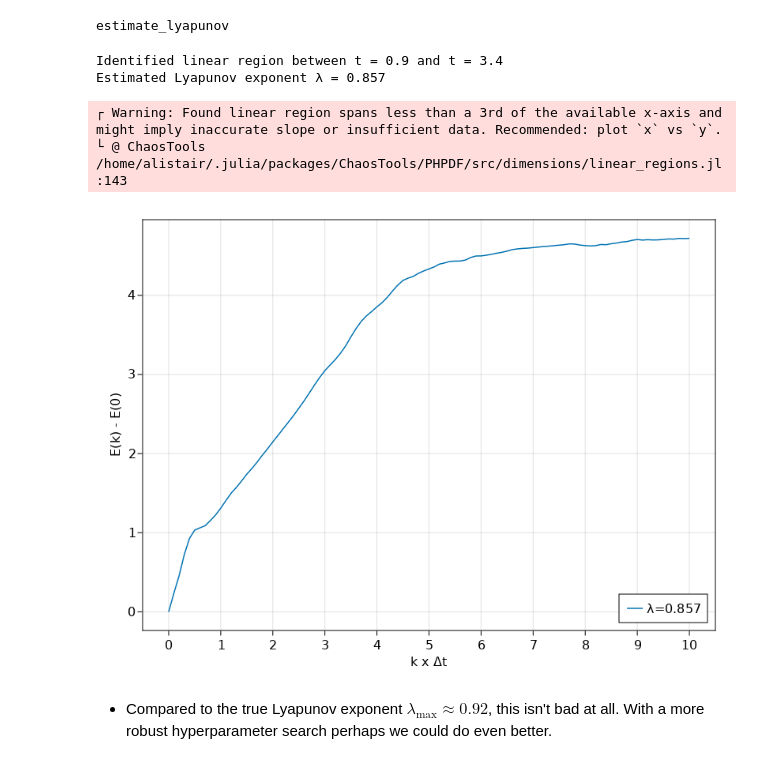
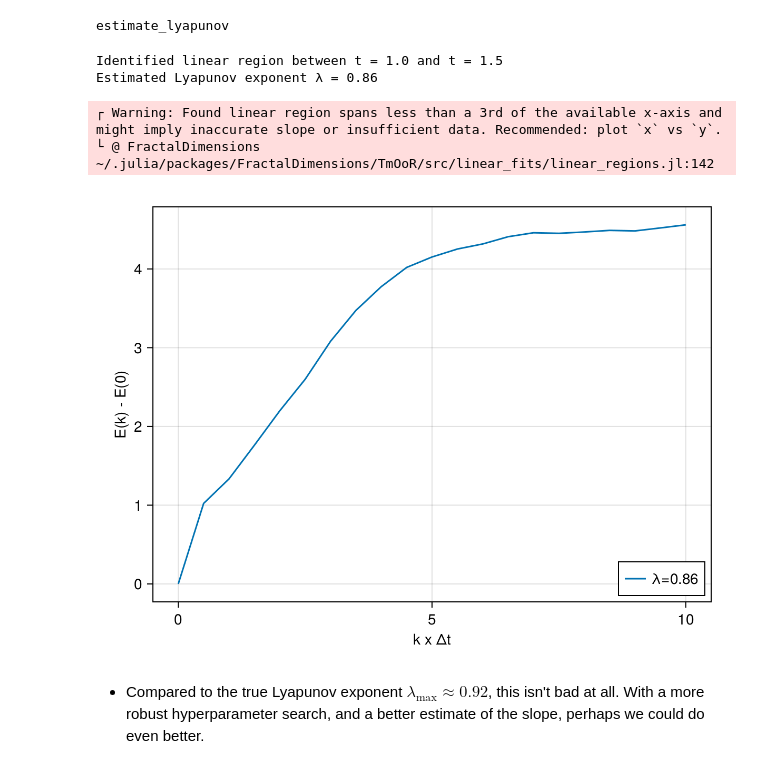
Before and after one commit to TUM-PIK-ESM/TUM-Dynamics-Lecture, a Jupyter notebook: exercises/exercise-12/exercise12_solution.ipynb, the cells around one changed output. Saved outputs shown, nothing was run; the diff lists cells and outputs as text; code cells hidden in the pictures.

```diff
--- a/exercises/exercise-12/exercise12_solution.ipynb
+++ b/exercises/exercise-12/exercise12_solution.ipynb
@@ -153,7 +175,7 @@ T = 200.0
 Δt = 0.1
 Ttr = 100.0
 
-tr = trajectory(ds, T, Δt = Δt, Ttr = Ttr)
+tr = trajectory(ds, T, Δt = Δt, Ttr = Ttr)[1]
 x, y, z = columns(tr)
 
 # Put the data in the matrix format (n_features, n_samples) required by ReservoirComputing.jl
@@ -277,18 +310,18 @@ estimate_lyapunov
 # %%
 # Generate a long trajectory from the trained ESN
 steps_to_predict = 10000
 predicted_trajectory = esn(Generative(steps_to_predict), Wₒᵤₜ)
 predicted_trajectory = Dataset(predicted_trajectory')  # Put the data in a Dataset object for DynamicalSystems.jl
 
 # Estimate the Lyapunov exponent
-ks = 0:1:100
+ks = 0:5:100
 Δt = 0.1
 estimate_lyapunov(predicted_trajectory, ks, Δt)
 # %% [output]
-Identified linear region between t = 0.9 and t = 3.4
-Estimated Lyapunov exponent λ = 0.857
+Identified linear region between t = 1.0 and t = 1.5
+Estimated Lyapunov exponent λ = 0.86
 ┌ Warning: Found linear region spans less than a 3rd of the available x-axis and might imply inaccurate slope or insufficient data. Recommended: plot `x` vs `y`.
-└ @ ChaosTools /home/alistair/.julia/packages/ChaosTools/PHPDF/src/dimensions/linear_regions.jl:143
+└ @ FractalDimensions ~/.julia/packages/FractalDimensions/TmOoR/src/linear_fits/linear_regions.jl:142
-[figure, old version]
+[figure, new version]
 # %% [markdown]
-- Compared to the true Lyapunov exponent $\lambda_{\mathrm{max}} \approx 0.92$, this isn't bad at all. With a more robust hyperparameter search perhaps we could do even better.
+- Compared to the true Lyapunov exponent $\lambda_{\mathrm{max}} \approx 0.92$, this isn't bad at all. With a more robust hyperparameter search, and a better estimate of the slope, perhaps we could do even better.
```
Also changed, not shown: parts of 5 cells of this notebook.
